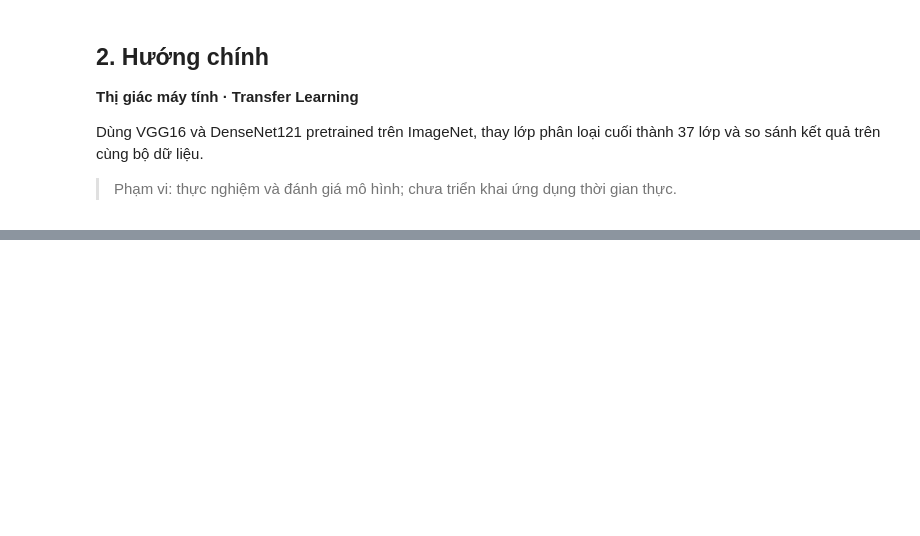
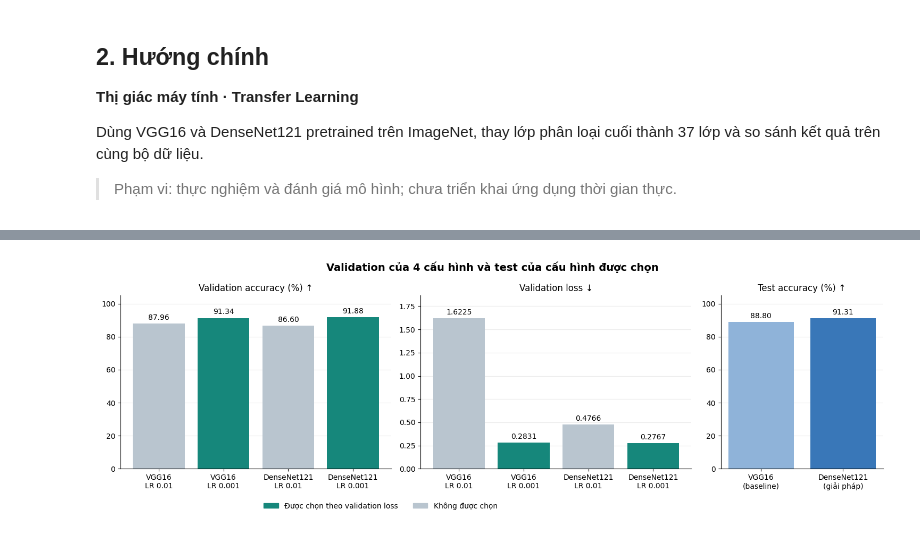
Before and after one commit to Bao-Dev-Collab/BAI_E2, a Jupyter notebook: notebooks/bao_cao_thuc_hanh_2_transfer_learning.ipynb, the cells around one changed output, grey strips where cells are left out. Saved outputs shown, nothing was run; the diff lists cells and outputs as text; code cells hidden in the pictures; blank space fills up the shorter version.

```diff
--- a/notebooks/bao_cao_thuc_hanh_2_transfer_learning.ipynb
+++ b/notebooks/bao_cao_thuc_hanh_2_transfer_learning.ipynb
@@ -312,0 +471,44 @@ Bảng phân công để nhóm cập nhật:
+# %%
+import matplotlib.pyplot as plt
+from matplotlib.patches import Patch
+
+plt.rcParams.update({"axes.spines.top": False, "axes.spines.right": False, "font.size": 10})
+SELECTED, OTHER = "#16877b", "#b9c5cf"
+
+labels = [f"{NAMES[row['model']]}\nLR {float(row['learning_rate']):g}" for row in results]
+colors = [SELECTED if is_selected(row) else OTHER for row in results]
+validation_accuracy = [float(row["validation_accuracy_at_best_loss"]) * 100 for row in results]
+validation_loss = [float(row["best_validation_loss"]) for row in results]
+chosen = [row for row in results if is_selected(row)]
+
+fig, axes = plt.subplots(1, 3, figsize=(15, 4.8), gridspec_kw={"width_ratios": [4, 4, 2.4]})
+fig.suptitle("Validation của 4 cấu hình và test của cấu hình được chọn", fontsize=14, fontweight="bold")
+
+bars = axes[0].bar(labels, validation_accuracy, color=colors)
+axes[0].set_title("Validation accuracy (%) ↑")
+axes[0].set_ylim(0, 105)
+axes[0].bar_label(bars, fmt="%.2f", padding=3)
+
+bars = axes[1].bar(labels, validation_loss, color=colors)
+axes[1].set_title("Validation loss ↓")
+axes[1].set_ylim(0, max(validation_loss) * 1.15)
+axes[1].bar_label(bars, fmt="%.4f", padding=3)
+
+test_labels = [NAMES[row["model"]] + ("\n(baseline)" if row["model"] == "vgg16" else "\n(giải pháp)") for row in chosen]
+test_accuracy = [float(row["test_accuracy"]) * 100 for row in chosen]
+bars = axes[2].bar(test_labels, test_accuracy, color=["#8fb3d9" if row["model"] == "vgg16" else "#3977b8" for row in chosen])
+axes[2].set_title("Test accuracy (%) ↑")
+axes[2].set_ylim(0, 105)
+axes[2].bar_label(bars, fmt="%.2f", padding=3)
+
+for axis in axes:
+    axis.grid(axis="y", alpha=0.25)
+    axis.set_axisbelow(True)
+fig.legend(
+    handles=[Patch(color=SELECTED, label="Được chọn theo validation loss"), Patch(color=OTHER, label="Không được chọn")],
+    loc="lower center", ncol=2, frameon=False, bbox_to_anchor=(0.36, -0.02),
+)
+fig.tight_layout(rect=(0, 0.05, 1, 1))
+plt.show()
+# %% [output]
+[figure, added]
```
Also changed, not shown: parts of 53 cells of this notebook, 2 other files.
